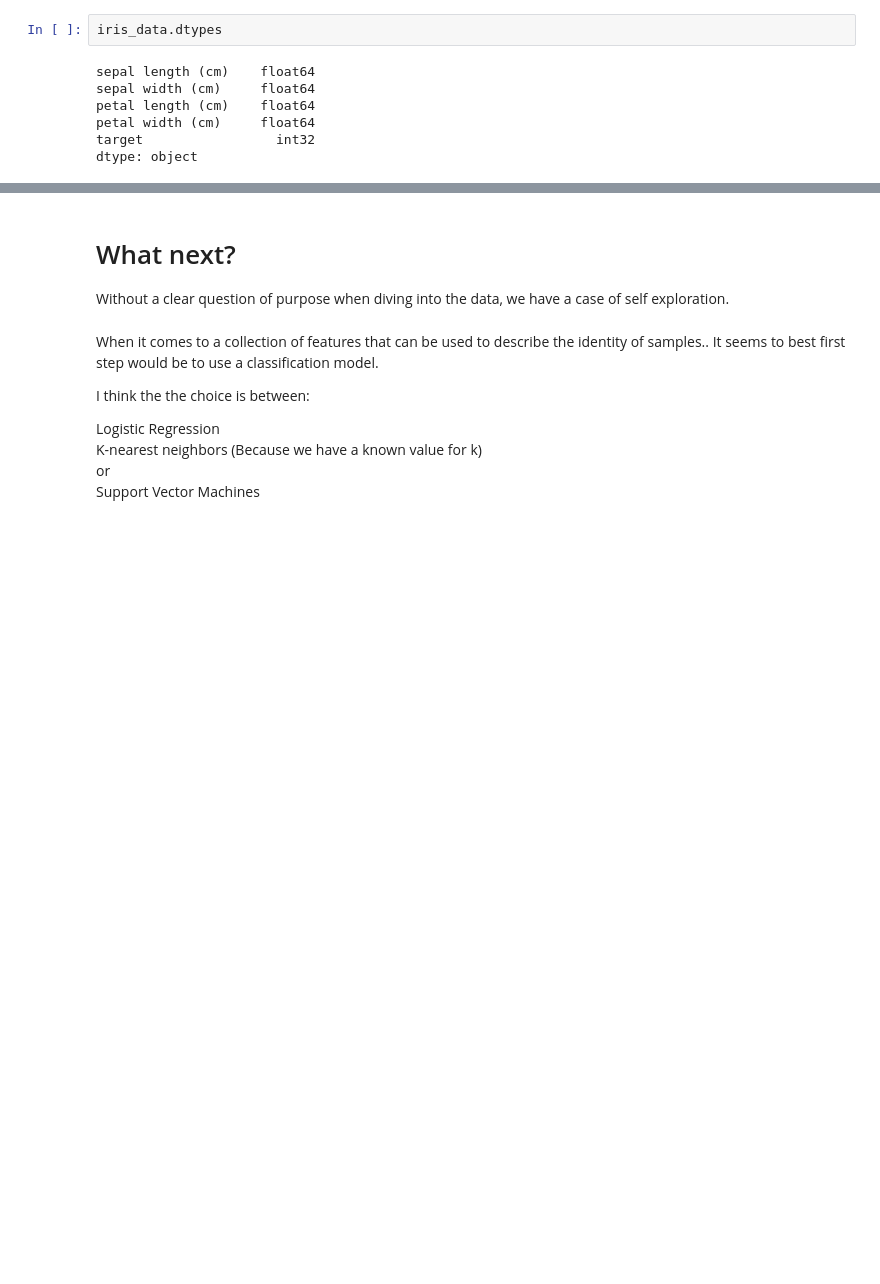
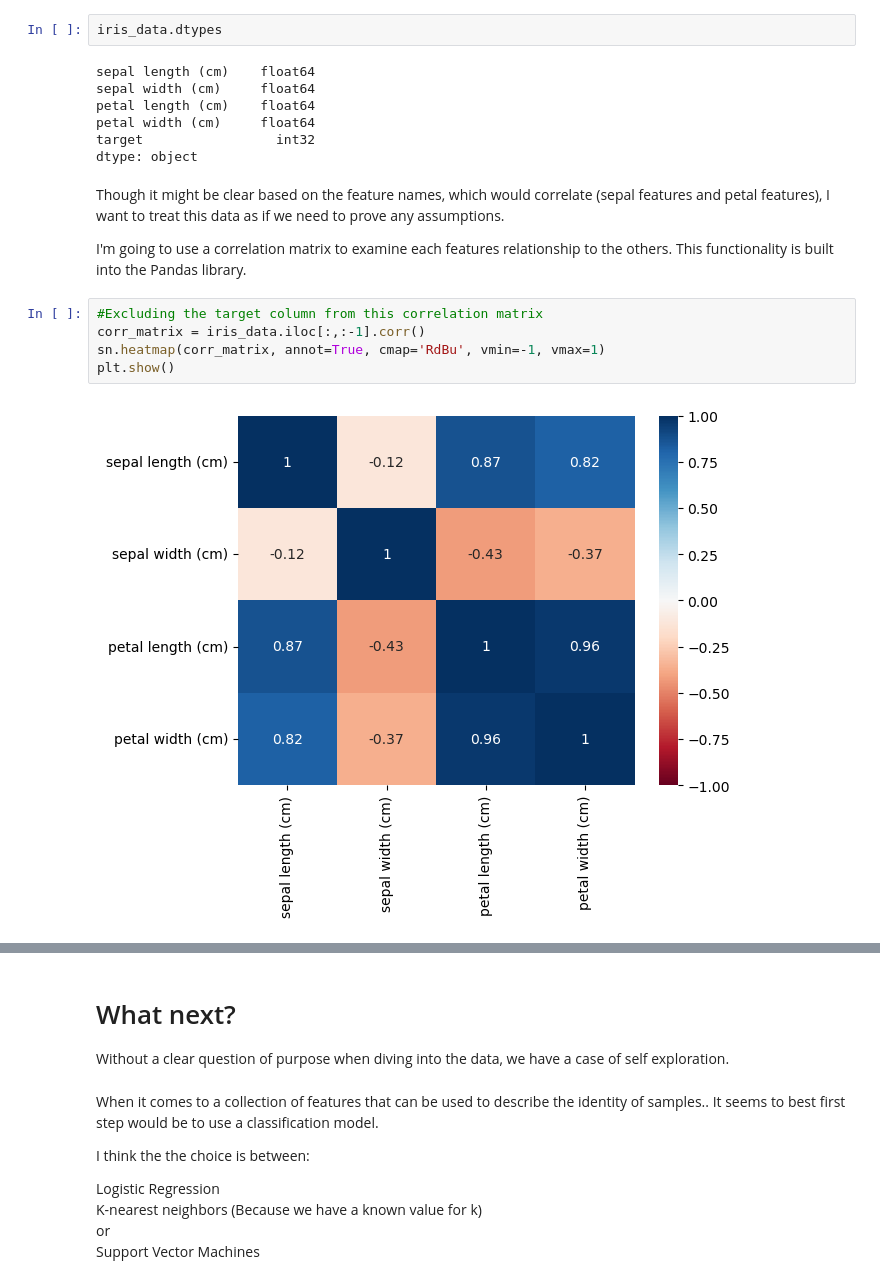
Before and after one commit to No-Arms/ML-Playground, a Jupyter notebook: Playground.ipynb, the cells around one changed output, grey strips where cells are left out. Saved outputs shown, nothing was run; the diff lists cells and outputs as text; blank space fills up the shorter version.

Commit message:
Correlation explored

```diff
--- a/Playground.ipynb
+++ b/Playground.ipynb
@@ -58,3 +59,14 @@ petal length (cm)    float64
 petal width (cm)     float64
 target                 int32
 dtype: object
+# %% [markdown]
+Though it might be clear based on the feature names, which would correlate (sepal features and petal features), I want to treat this data as if we need to prove any assumptions.
+
+I'm going to use a correlation matrix to examine each features relationship to the others. This functionality is built into the Pandas library.
+# %%
+#Excluding the target column from this correlation matrix
+corr_matrix = iris_data.iloc[:,:-1].corr()
+sn.heatmap(corr_matrix, annot=True, cmap='RdBu', vmin=-1, vmax=1)
+plt.show()
+# %% [output]
+[figure, added]
```
Also changed, not shown: parts of 7 cells of this notebook.
